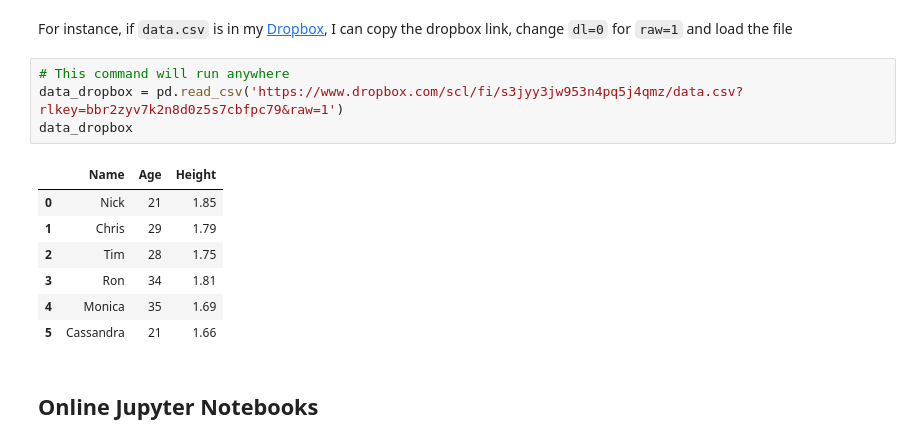
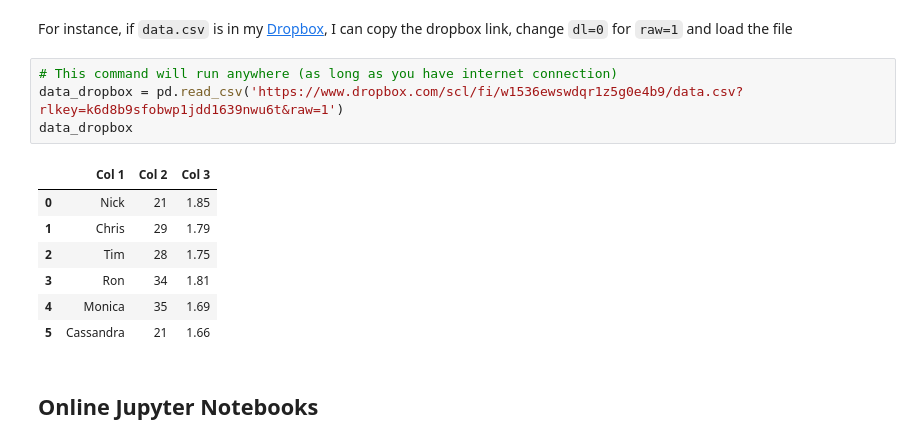
Before and after one commit to carlosfmorenog/CMM560, a Jupyter notebook: CMM560_Topic_1/CMM560_T1_Lec.ipynb, the cells around one changed output. Cells and saved outputs as stored; diff of their text form.

```diff
--- a/CMM560_Topic_1/CMM560_T1_Lec.ipynb
+++ b/CMM560_Topic_1/CMM560_T1_Lec.ipynb
@@ -123,11 +142,11 @@ Commands such as `read_csv` can also take a web address as an input, and load im
 # %% [markdown]
 For instance, if `data.csv` is in my [Dropbox](https://www.dropbox.com/), I can copy the dropbox link, change `dl=0` for `raw=1` and load the file
 # %%
-# This command will run anywhere
-data_dropbox = pd.read_csv('https://www.dropbox.com/scl/fi/s3jyy3jw953n4pq5j4qmz/data.csv?rlkey=bbr2zyv7k2n8d0z5s7cbfpc79&raw=1')
+# This command will run anywhere (as long as you have internet connection)
+data_dropbox = pd.read_csv('https://www.dropbox.com/scl/fi/w1536ewswdqr1z5g0e4b9/data.csv?rlkey=k6d8b9sfobwp1jdd1639nwu6t&raw=1')
 data_dropbox
 # %% [output]
-|  | Name | Age | Height |
+|  | Col 1 | Col 2 | Col 3 |
 | 0 | Nick | 21 | 1.85 |
 | 1 | Chris | 29 | 1.79 |
 | 2 | Tim | 28 | 1.75 |
```
Also changed, not shown: parts of 23 cells of this notebook.
